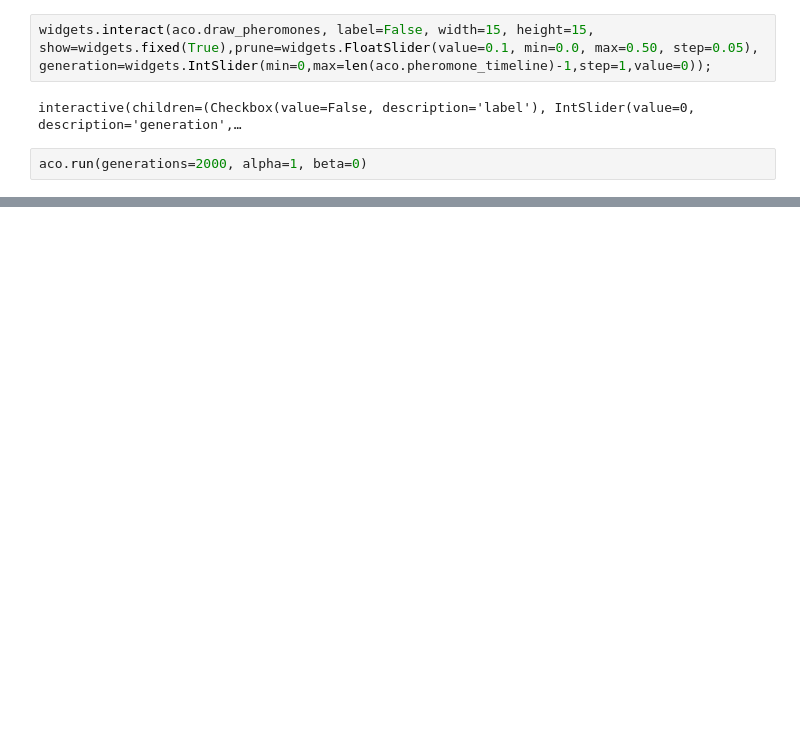
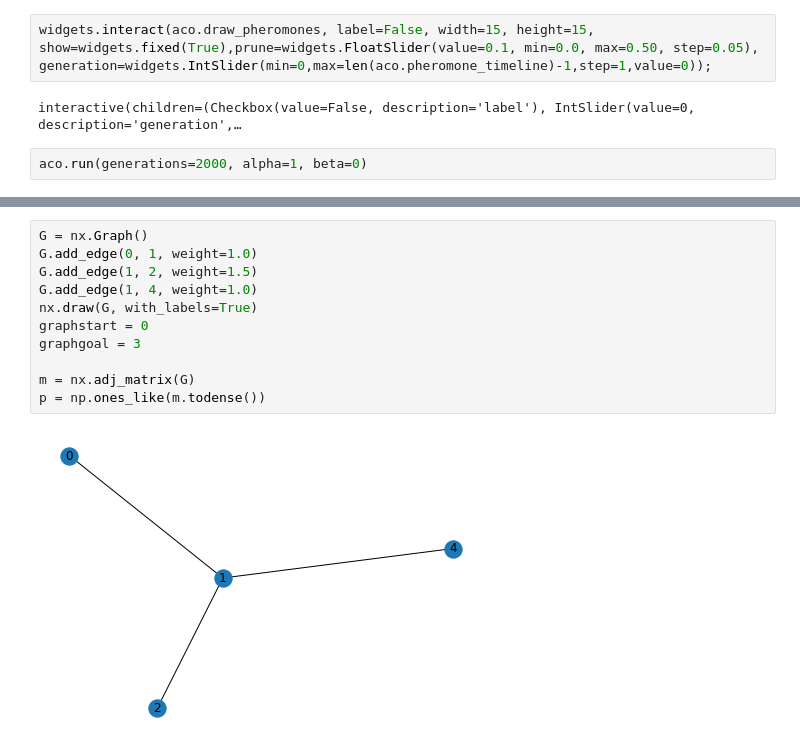
Before and after one commit to ovgu-FINken/ACO-MAPF, a Jupyter notebook: MAPF-ACO.ipynb, the cells around one changed output, grey strips where cells are left out. Saved outputs shown, nothing was run; the diff lists cells and outputs as text; blank space fills up the shorter version.

```diff
--- a/MAPF-ACO.ipynb
+++ b/MAPF-ACO.ipynb
@@ -356,0 +367,13 @@ p = np.ones_like(m.todense())
+# %%
+G = nx.Graph()
+G.add_edge(0, 1, weight=1.0)
+G.add_edge(1, 2, weight=1.5)
+G.add_edge(1, 4, weight=1.0)
+nx.draw(G, with_labels=True)
+graphstart = 0
+graphgoal = 3
+
+m = nx.adj_matrix(G)
+p = np.ones_like(m.todense())
+# %% [output]
+[figure, added]
```
Also changed, not shown: parts of 32 cells of this notebook.
